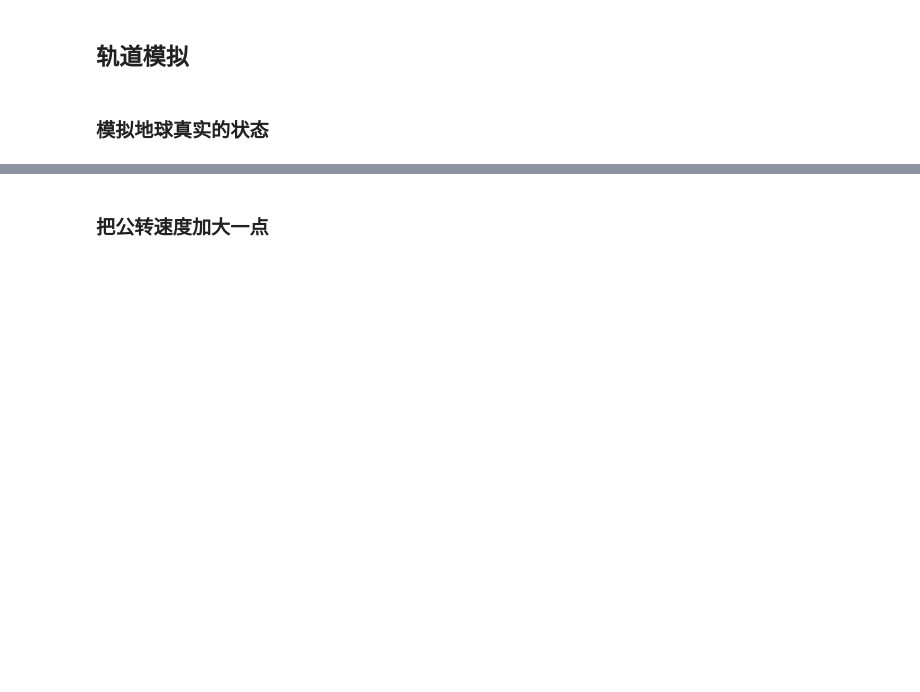
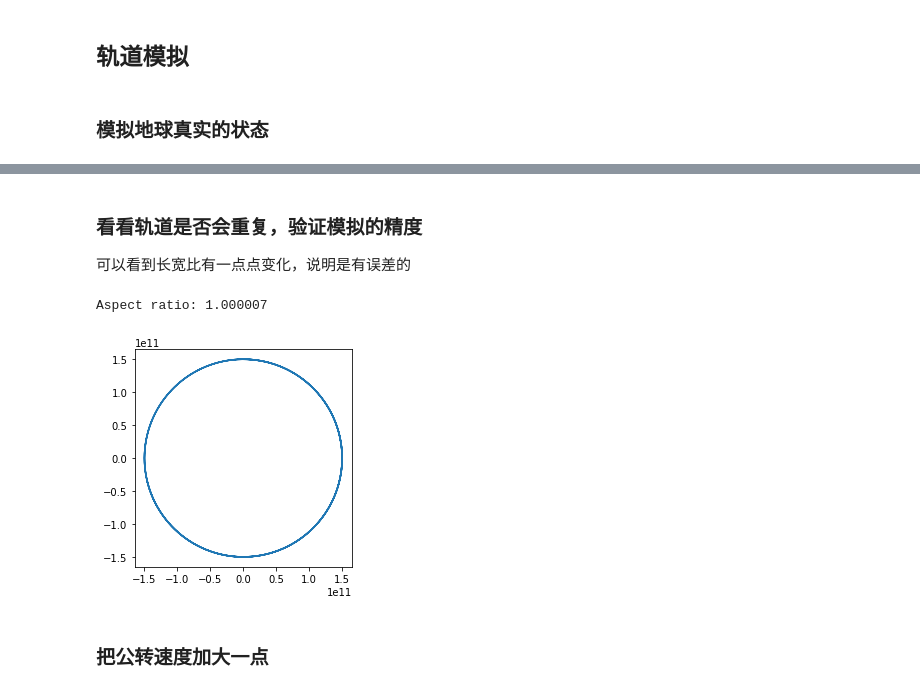
Before and after one commit to loblab/proglife, a Jupyter notebook: Orbit.ipynb, the cells around one changed output, grey strips where cells are left out. Saved outputs shown, nothing was run; the diff lists cells and outputs as text; code cells hidden in the pictures; blank space fills up the shorter version.

```diff
--- a/Orbit.ipynb
+++ b/Orbit.ipynb
@@ -62,3 +62,13 @@ Aspect ratio: 0.997769
+# %% [markdown]
+### 看看轨道是否会重复，验证模拟的精度
+可以看到长宽比有一点点变化，说明是有误差的
+# %%
+(x, y) = (0, d0)
+(vx, vy) = (v0, 0)
+simulate(24*1360)
+# %% [output]
+Aspect ratio: 1.000007
+[figure, added]
 # %% [markdown]
 ### 把公转速度加大一点
 # %%
```
Also changed, not shown: parts of 4 cells of this notebook.
